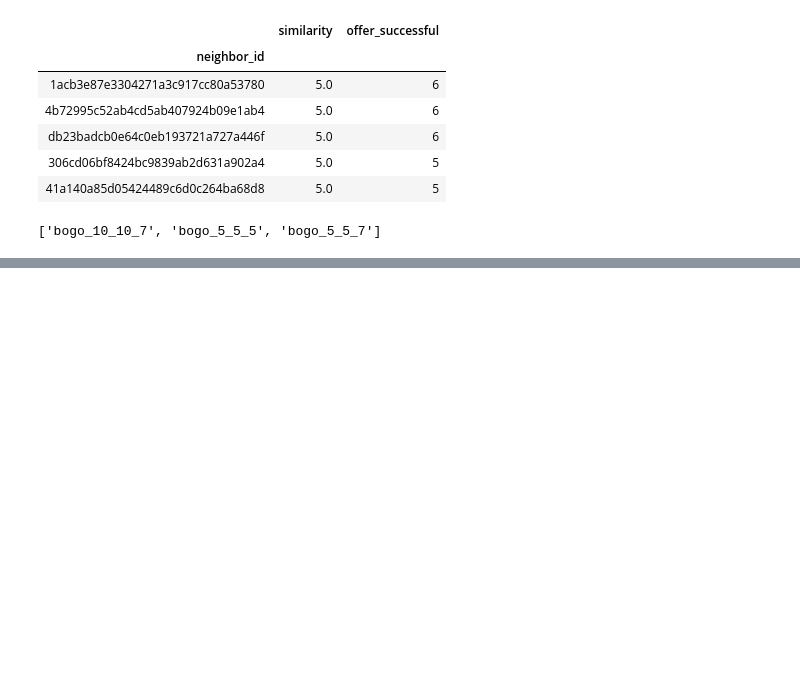
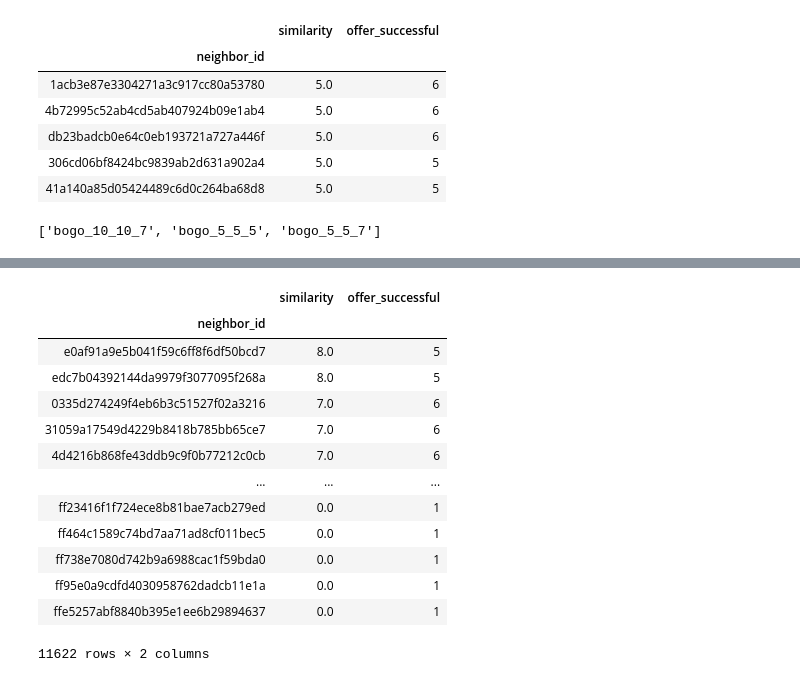
Before and after one commit to amitborkar98/Starbucks-capstone, a Jupyter notebook: Starbucks_Capstone_notebook.ipynb, the cells around one changed output, grey strips where cells are left out. Saved outputs shown, nothing was run; the diff lists cells and outputs as text; code cells hidden in the pictures; blank space fills up the shorter version.

Commit message:
Recommended offers using user-user collaborative filtering

```diff
--- a/Starbucks_Capstone_notebook.ipynb
+++ b/Starbucks_Capstone_notebook.ipynb
@@ -1955,0 +2002,17 @@ except:
+# %%
+get_top_sorted_users('0020c2b971eb4e9188eac86d93036a77')
+# %% [output]
+|  | similarity | offer_successful |
+| neighbor_id |  |  |
+| e0af91a9e5b041f59c6ff8f6df50bcd7 | 8.0 | 5 |
+| edc7b04392144da9979f3077095f268a | 8.0 | 5 |
+| 0335d274249f4eb6b3c51527f02a3216 | 7.0 | 6 |
+| 31059a17549d4229b8418b785bb65ce7 | 7.0 | 6 |
+| 4d4216b868fe43ddb9c9f0b77212c0cb | 7.0 | 6 |
+| ... | ... | ... |
+| ff23416f1f724ece8b81bae7acb279ed | 0.0 | 1 |
+| ff464c1589c74bd7aa71ad8cf011bec5 | 0.0 | 1 |
+| ff738e7080d742b9a6988cac1f59bda0 | 0.0 | 1 |
+| ff95e0a9cdfd4030958762dadcb11e1a | 0.0 | 1 |
+| ffe5257abf8840b395e1ee6b29894637 | 0.0 | 1 |
+11622 rows × 2 columns
```
Also changed, not shown: parts of 5 cells of this notebook.
